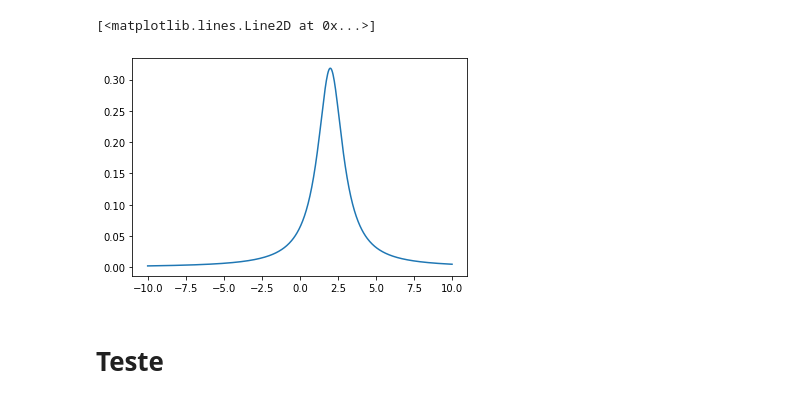
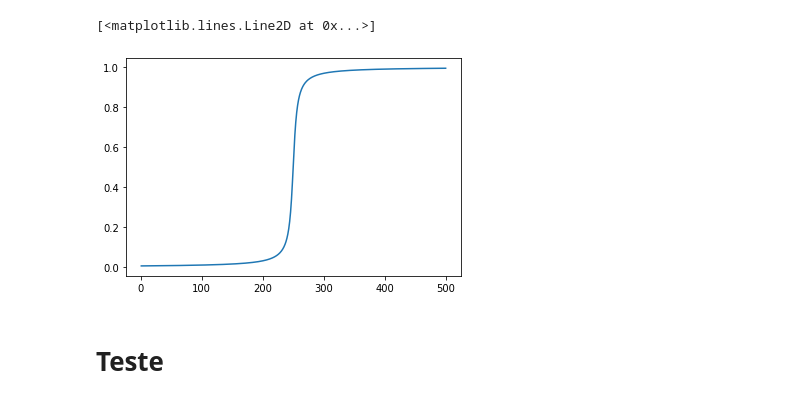
Before and after one commit to quantum-devices-physics-lab/measurement-instruments-python, a Jupyter notebook: QCodes_teste.ipynb, the cells around one changed output. Saved outputs shown, nothing was run; the diff lists cells and outputs as text; code cells hidden in the pictures.

```diff
--- a/QCodes_teste.ipynb
+++ b/QCodes_teste.ipynb
@@ -33,2 +38,0 @@ $$L\left(x\right)=\frac{1}{\pi}\frac{\frac{1}{2}\Gamma}{\left(x-x_0\right)^2+\le
-# %%
-x = np.linspace(-10,10,500)
@@ -40,8 +39,15 @@ y = lorentzian(x,x0=2,sigma=2)
-# %%
-plt.plot(x,y)
-# %% [output]
-[<matplotlib.lines.Line2D at 0x...>]
-[figure, removed]
+# %%
+sigma = 10
+omega0 = 250
+Q = omega0/sigma
+
+f = lambda x: np.arctan((x-omega0)/(sigma/2))/np.pi+1/2
+freqs = np.linspace(1,500,1000)
+# %%
+plt.plot(freqs,f(freqs))
+# %% [output]
+[<matplotlib.lines.Line2D at 0x...>]
+[figure, added]
 # %% [markdown]
 # Teste
 # %%
```
Also changed, not shown: parts of 10 cells of this notebook.
